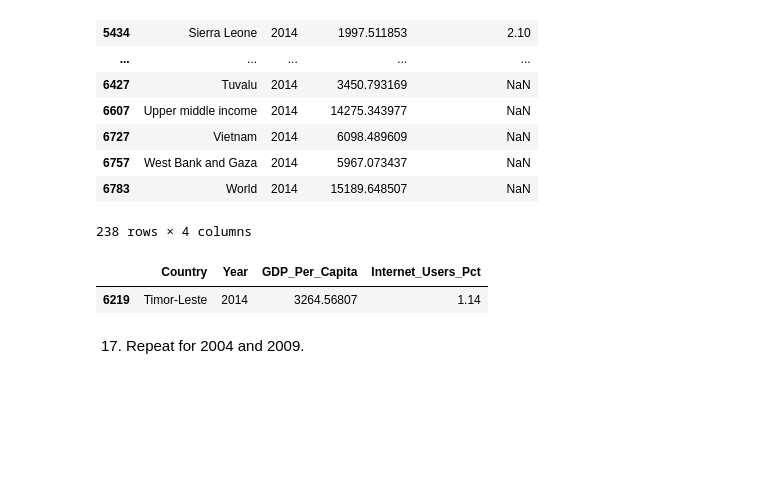
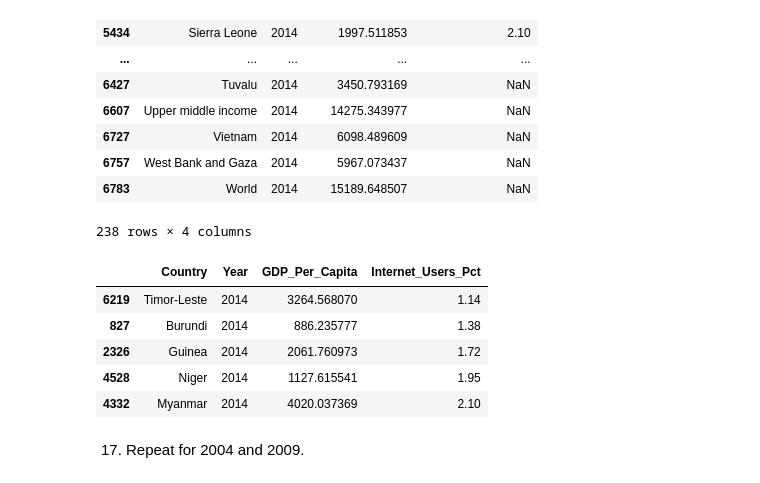
Before and after one commit to NSS-Full-Time-Data-Analytics-7/gdp-and-internet-usage-canderson197, a Jupyter notebook: gdp_and_internet_usage.ipynb, the cells around one changed output. Drawn from its saved outputs; the diff is of its cells as text; code cells hidden in the pictures; blank space fills up the shorter version.

```diff
--- a/gdp_and_internet_usage.ipynb
+++ b/gdp_and_internet_usage.ipynb
@@ -325,10 +325,14 @@ gdp_and_internet_use_2014.sort_values(by = 'Internet_Users_Pct', ascending = Tru
 238 rows × 4 columns
 # %%
 #method 2
-gdp_and_internet_use_2014.nsmallest(1, 'Internet_Users_Pct')
+gdp_and_internet_use_2014.nsmallest(5, 'Internet_Users_Pct')
 # %% [output]
 |  | Country | Year | GDP_Per_Capita | Internet_Users_Pct |
-| 6219 | Timor-Leste | 2014 | 3264.56807 | 1.14 |
+| 6219 | Timor-Leste | 2014 | 3264.568070 | 1.14 |
+| 827 | Burundi | 2014 | 886.235777 | 1.38 |
+| 2326 | Guinea | 2014 | 2061.760973 | 1.72 |
+| 4528 | Niger | 2014 | 1127.615541 | 1.95 |
+| 4332 | Myanmar | 2014 | 4020.037369 | 2.10 |
 # %% [markdown]
 17.	Repeat for 2004 and 2009.
 # %% [markdown]
```
Also changed, not shown: parts of 14 cells of this notebook.
